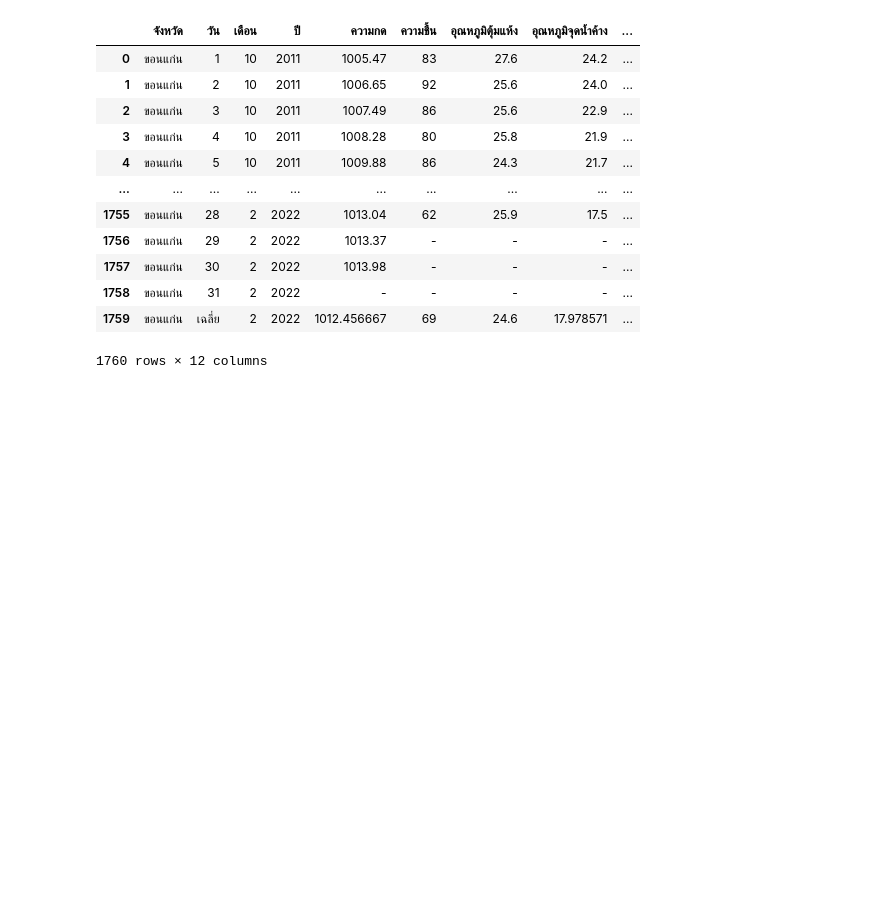
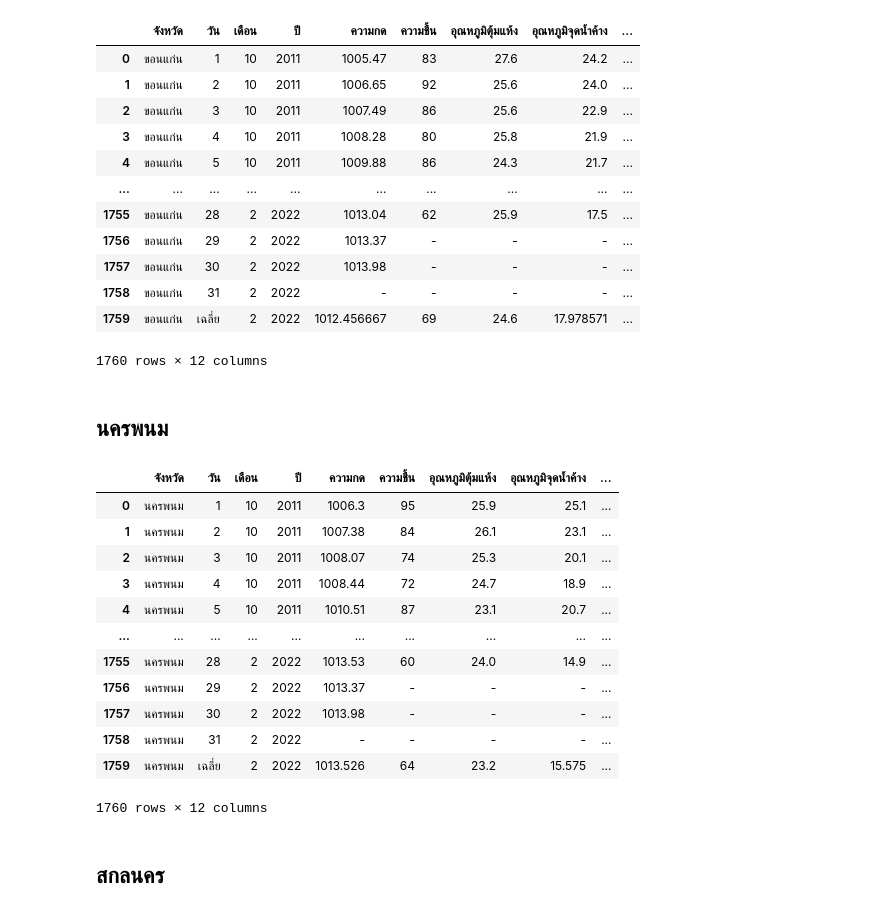
Before and after one commit to supatsara2002/bsc_dpdm22, a Jupyter notebook: Quiz_Group_5_20_of_Midterm.ipynb, the cells around one changed output. Cells and saved outputs as stored; diff of their text form; code cells hidden in the pictures; blank space fills up the shorter version.

```diff
--- a/Quiz_Group_5_20_of_Midterm.ipynb
+++ b/Quiz_Group_5_20_of_Midterm.ipynb
@@ -1184,3 +1186,39 @@ kk7
 | 1758 | ขอนแก่น | 31 | 2 | 2022 | - | - | - | - | ... |
 | 1759 | ขอนแก่น | เฉลี่ย | 2 | 2022 | 1012.456667 | 69 | 24.6 | 17.978571 | ... |
 1760 rows × 12 columns
+# %% [markdown]
+## นครพนม
+# %%
+np_pres4 = np_pres3[['จังหวัด','วัน','เดือน','ปี','ความกด']]
+np_hu4 = np_hu3[['จังหวัด','วัน','เดือน','ปี','ความชื้น']]
+np_dry4 = np_dry3[['จังหวัด','วัน','เดือน','ปี','อุณหภูมิตุ้มแห้ง']]
+np_dewp4 = np_dewp3[['จังหวัด','วัน','เดือน','ปี','อุณหภูมิจุดน้ำค้าง']]
+np_lowt4 = np_lowt3[['จังหวัด','วัน','เดือน','ปี','อุณหภูมิตำ่สุด']]
+np_cl4 = np_cl3[['จังหวัด','วัน','เดือน','ปี','จำนวนเมฆ']]
+np_rain4 = np_rain3[['จังหวัด','วัน','เดือน','ปี','ปริมาณฝน']]
+np_wind4 = np_wind3[['จังหวัด','วัน','เดือน','ปี','ความเร็วลม']]
+# %%
+np1 = pd.merge(np_pres4,np_hu4)
+np2 = pd.merge(np1,np_dry4)
+np3 = pd.merge(np2,np_dewp4)
+np4 = pd.merge(np3,np_lowt4)
+np5 = pd.merge(np4,np_cl4)
+np6 = pd.merge(np5,np_rain4)
+np7 = pd.merge(np6,np_wind4)
+np7
+# %% [output]
+|  | จังหวัด | วัน | เดือน | ปี | ความกด | ความชื้น | อุณหภูมิตุ้มแห้ง | อุณหภูมิจุดน้ำค้าง | ... |
+| 0 | นครพนม | 1 | 10 | 2011 | 1006.3 | 95 | 25.9 | 25.1 | ... |
+| 1 | นครพนม | 2 | 10 | 2011 | 1007.38 | 84 | 26.1 | 23.1 | ... |
+| 2 | นครพนม | 3 | 10 | 2011 | 1008.07 | 74 | 25.3 | 20.1 | ... |
+| 3 | นครพนม | 4 | 10 | 2011 | 1008.44 | 72 | 24.7 | 18.9 | ... |
+| 4 | นครพนม | 5 | 10 | 2011 | 1010.51 | 87 | 23.1 | 20.7 | ... |
+| ... | ... | ... | ... | ... | ... | ... | ... | ... | ... |
+| 1755 | นครพนม | 28 | 2 | 2022 | 1013.53 | 60 | 24.0 | 14.9 | ... |
+| 1756 | นครพนม | 29 | 2 | 2022 | 1013.37 | - | - | - | ... |
+| 1757 | นครพนม | 30 | 2 | 2022 | 1013.98 | - | - | - | ... |
+| 1758 | นครพนม | 31 | 2 | 2022 | - | - | - | - | ... |
+| 1759 | นครพนม | เฉลี่ย | 2 | 2022 | 1013.526 | 64 | 23.2 | 15.575 | ... |
+1760 rows × 12 columns
+# %% [markdown]
+## สกลนคร
```
Also changed, not shown: parts of 11 cells of this notebook.
